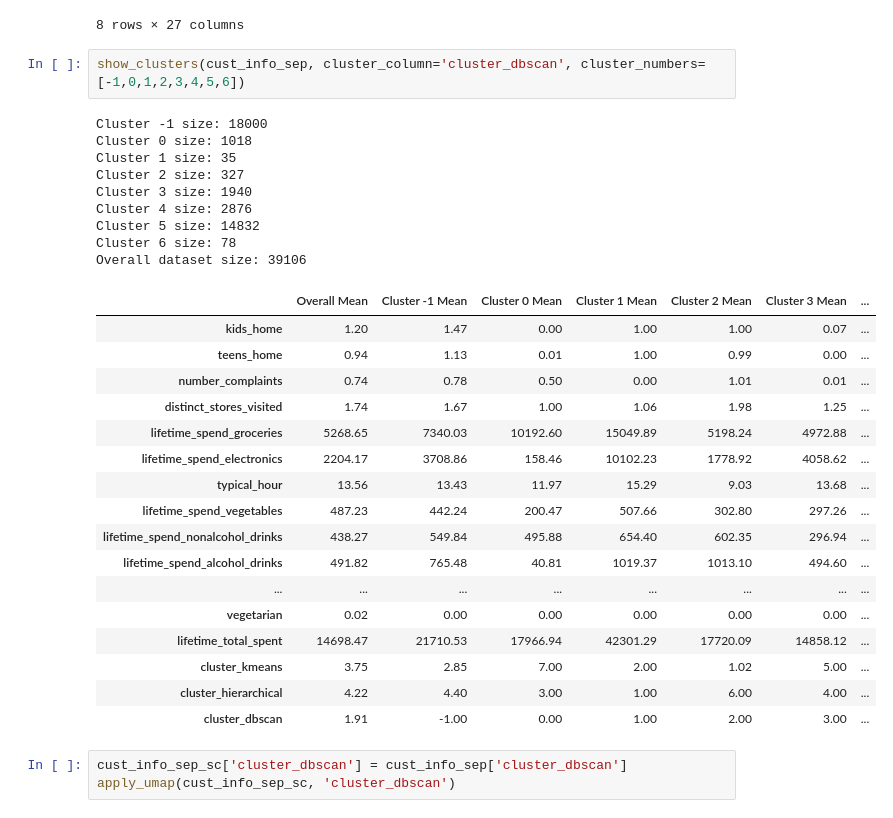
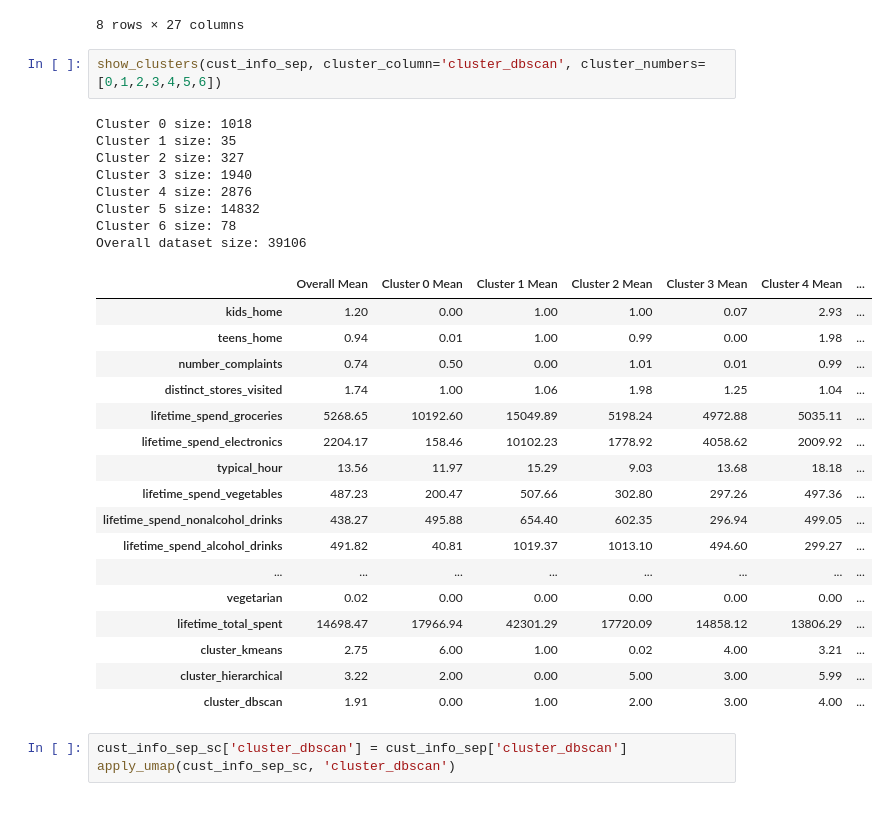
Before and after one commit to mitoma10110/ML2_Project, a Jupyter notebook: main copy.ipynb, the cells around one changed output. Saved outputs shown, nothing was run; the diff lists cells and outputs as text.

```diff
--- a/main copy.ipynb
+++ b/main copy.ipynb
@@ -512,34 +507,33 @@ cust_info_sep.select_dtypes(include=[np.number]).groupby(['cluster_dbscan']).mea
 | 6 | 0.220779 | 0.000000 | 0.000000 | 1.171053 | 944.692308 | ... |
 8 rows × 27 columns
 # %%
-show_clusters(cust_info_sep, cluster_column='cluster_dbscan', cluster_numbers=[-1,0,1,2,3,4,5,6])
+show_clusters(cust_info_sep, cluster_column='cluster_dbscan', cluster_numbers=[0,1,2,3,4,5,6])
 # %% [output]
-Cluster -1 size: 18000
 Cluster 0 size: 1018
 Cluster 1 size: 35
 Cluster 2 size: 327
 Cluster 3 size: 1940
 Cluster 4 size: 2876
 Cluster 5 size: 14832
 Cluster 6 size: 78
 Overall dataset size: 39106
-|  | Overall Mean | Cluster -1 Mean | Cluster 0 Mean | Cluster 1 Mean | Cluster 2 Mean | Cluster 3 Mean | ... |
-| kids_home | 1.20 | 1.47 | 0.00 | 1.00 | 1.00 | 0.07 | ... |
-| teens_home | 0.94 | 1.13 | 0.01 | 1.00 | 0.99 | 0.00 | ... |
-| number_complaints | 0.74 | 0.78 | 0.50 | 0.00 | 1.01 | 0.01 | ... |
-| distinct_stores_visited | 1.74 | 1.67 | 1.00 | 1.06 | 1.98 | 1.25 | ... |
-| lifetime_spend_groceries | 5268.65 | 7340.03 | 10192.60 | 15049.89 | 5198.24 | 4972.88 | ... |
-| lifetime_spend_electronics | 2204.17 | 3708.86 | 158.46 | 10102.23 | 1778.92 | 4058.62 | ... |
-| typical_hour | 13.56 | 13.43 | 11.97 | 15.29 | 9.03 | 13.68 | ... |
-| lifetime_spend_vegetables | 487.23 | 442.24 | 200.47 | 507.66 | 302.80 | 297.26 | ... |
-| lifetime_spend_nonalcohol_drinks | 438.27 | 549.84 | 495.88 | 654.40 | 602.35 | 296.94 | ... |
-| lifetime_spend_alcohol_drinks | 491.82 | 765.48 | 40.81 | 1019.37 | 1013.10 | 494.60 | ... |
+|  | Overall Mean | Cluster 0 Mean | Cluster 1 Mean | Cluster 2 Mean | Cluster 3 Mean | Cluster 4 Mean | ... |
+| kids_home | 1.20 | 0.00 | 1.00 | 1.00 | 0.07 | 2.93 | ... |
+| teens_home | 0.94 | 0.01 | 1.00 | 0.99 | 0.00 | 1.98 | ... |
+| number_complaints | 0.74 | 0.50 | 0.00 | 1.01 | 0.01 | 0.99 | ... |
+| distinct_stores_visited | 1.74 | 1.00 | 1.06 | 1.98 | 1.25 | 1.04 | ... |
+| lifetime_spend_groceries | 5268.65 | 10192.60 | 15049.89 | 5198.24 | 4972.88 | 5035.11 | ... |
+| lifetime_spend_electronics | 2204.17 | 158.46 | 10102.23 | 1778.92 | 4058.62 | 2009.92 | ... |
+| typical_hour | 13.56 | 11.97 | 15.29 | 9.03 | 13.68 | 18.18 | ... |
+| lifetime_spend_vegetables | 487.23 | 200.47 | 507.66 | 302.80 | 297.26 | 497.36 | ... |
+| lifetime_spend_nonalcohol_drinks | 438.27 | 495.88 | 654.40 | 602.35 | 296.94 | 499.05 | ... |
+| lifetime_spend_alcohol_drinks | 491.82 | 40.81 | 1019.37 | 1013.10 | 494.60 | 299.27 | ... |
 | ... | ... | ... | ... | ... | ... | ... | ... |
 | vegetarian | 0.02 | 0.00 | 0.00 | 0.00 | 0.00 | 0.00 | ... |
-| lifetime_total_spent | 14698.47 | 21710.53 | 17966.94 | 42301.29 | 17720.09 | 14858.12 | ... |
-| cluster_kmeans | 3.75 | 2.85 | 7.00 | 2.00 | 1.02 | 5.00 | ... |
-| cluster_hierarchical | 4.22 | 4.40 | 3.00 | 1.00 | 6.00 | 4.00 | ... |
-| cluster_dbscan | 1.91 | -1.00 | 0.00 | 1.00 | 2.00 | 3.00 | ... |
+| lifetime_total_spent | 14698.47 | 17966.94 | 42301.29 | 17720.09 | 14858.12 | 13806.29 | ... |
+| cluster_kmeans | 2.75 | 6.00 | 1.00 | 0.02 | 4.00 | 3.21 | ... |
+| cluster_hierarchical | 3.22 | 2.00 | 0.00 | 5.00 | 3.00 | 5.99 | ... |
+| cluster_dbscan | 1.91 | 0.00 | 1.00 | 2.00 | 3.00 | 4.00 | ... |
 # %%
 cust_info_sep_sc['cluster_dbscan'] = cust_info_sep['cluster_dbscan']
 apply_umap(cust_info_sep_sc, 'cluster_dbscan')
```
Also changed, not shown: parts of 32 cells of this notebook, 1 other file.
